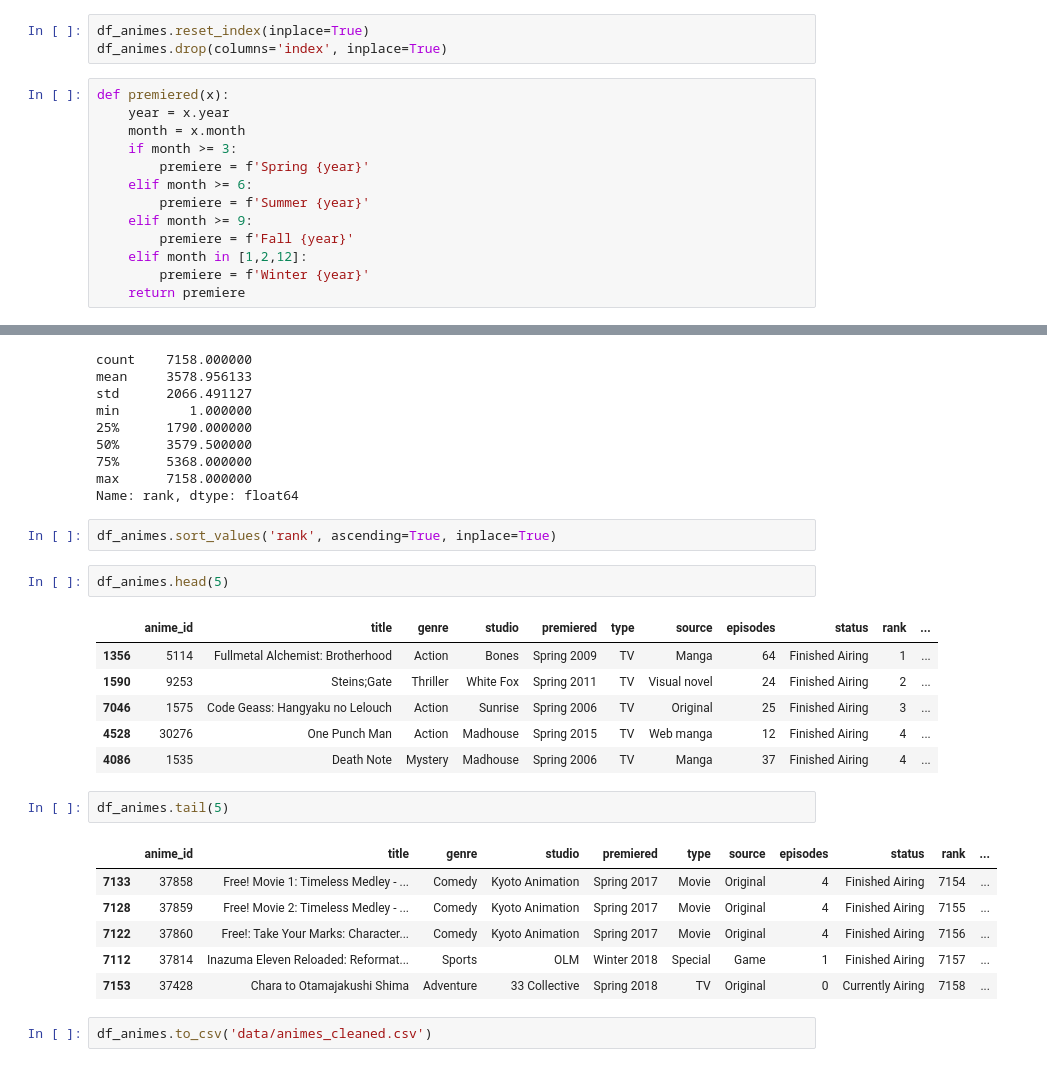
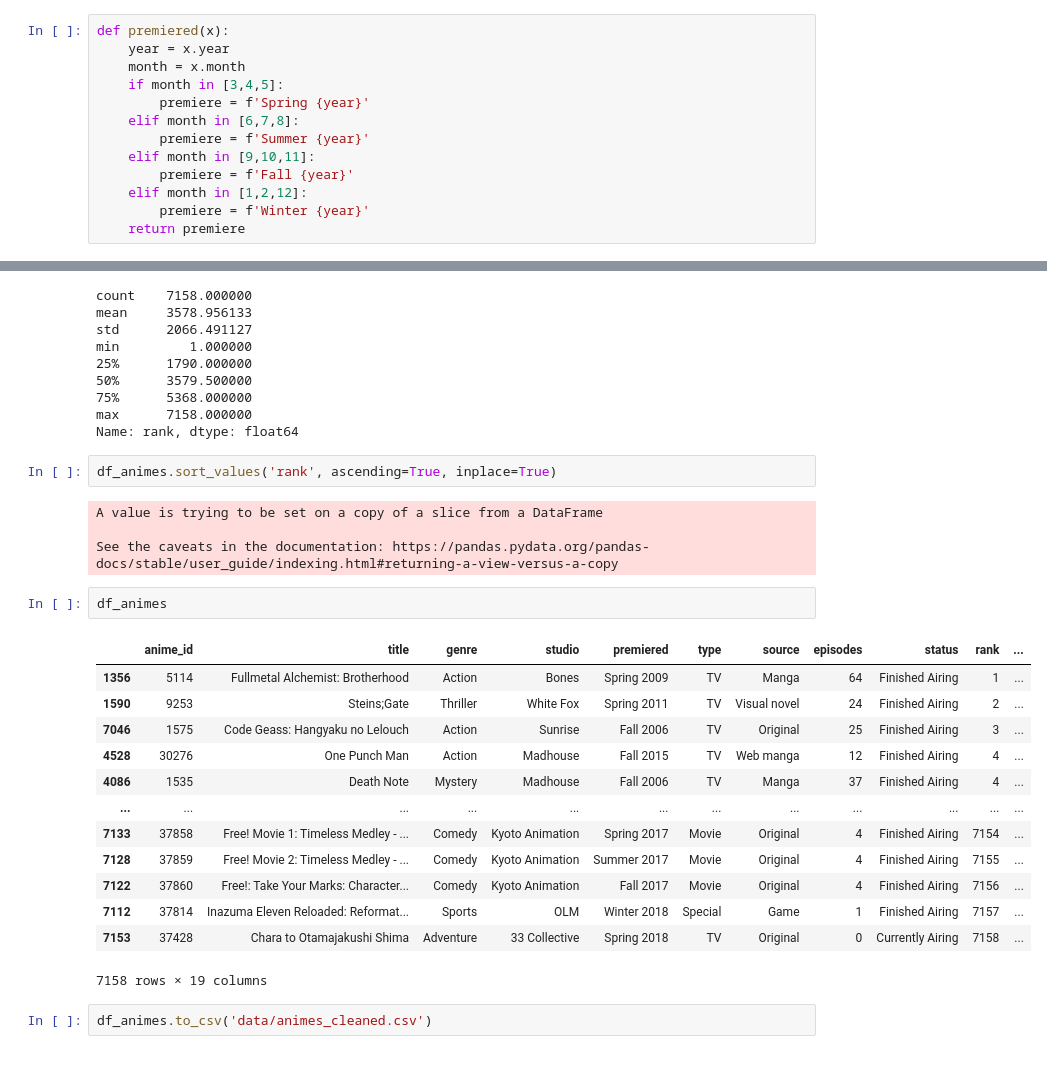
Before and after one commit to kurosakiaduma/mal_analysis, a Jupyter notebook: wrangle_act.ipynb, the cells around one changed output, grey strips where cells are left out. Cells and saved outputs as stored; diff of their text form.

```diff
--- a/wrangle_act.ipynb
+++ b/wrangle_act.ipynb
@@ -186,15 +149,12 @@ memory usage: 2.5+ MB
-# %%
-df_animes.reset_index(inplace=True)
-df_animes.drop(columns='index', inplace=True)
 # %%
 def premiered(x):
     year = x.year
     month = x.month
-    if month >= 3:
+    if month in [3,4,5]:
         premiere = f'Spring {year}'
-    elif month >= 6:
+    elif month in [6,7,8]:
         premiere = f'Summer {year}'
-    elif month >= 9:
+    elif month in [9,10,11]:
         premiere = f'Fall {year}'
     elif month in [1,2,12]:
         premiere = f'Winter {year}'
@@ -405,24 +373,26 @@ max      7158.000000
 Name: rank, dtype: float64
 # %%
 df_animes.sort_values('rank', ascending=True, inplace=True)
+# %% [output]
+A value is trying to be set on a copy of a slice from a DataFrame
+
+See the caveats in the documentation: https://pandas.pydata.org/pandas-docs/stable/user_guide/indexing.html#returning-a-view-versus-a-copy
 # %%
-df_animes.head(5)
+df_animes
 # %% [output]
 |  | anime_id | title | genre | studio | premiered | type | source | episodes | status | rank | ... |
 | 1356 | 5114 | Fullmetal Alchemist: Brotherhood | Action | Bones | Spring 2009 | TV | Manga | 64 | Finished Airing | 1 | ... |
 | 1590 | 9253 | Steins;Gate | Thriller | White Fox | Spring 2011 | TV | Visual novel | 24 | Finished Airing | 2 | ... |
-| 7046 | 1575 | Code Geass: Hangyaku no Lelouch | Action | Sunrise | Spring 2006 | TV | Original | 25 | Finished Airing | 3 | ... |
-| 4528 | 30276 | One Punch Man | Action | Madhouse | Spring 2015 | TV | Web manga | 12 | Finished Airing | 4 | ... |
-| 4086 | 1535 | Death Note | Mystery | Madhouse | Spring 2006 | TV | Manga | 37 | Finished Airing | 4 | ... |
+| 7046 | 1575 | Code Geass: Hangyaku no Lelouch | Action | Sunrise | Fall 2006 | TV | Original | 25 | Finished Airing | 3 | ... |
+| 4528 | 30276 | One Punch Man | Action | Madhouse | Fall 2015 | TV | Web manga | 12 | Finished Airing | 4 | ... |
+| 4086 | 1535 | Death Note | Mystery | Madhouse | Fall 2006 | TV | Manga | 37 | Finished Airing | 4 | ... |
+| ... | ... | ... | ... | ... | ... | ... | ... | ... | ... | ... | ... |
+| 7133 | 37858 | Free! Movie 1: Timeless Medley - ... | Comedy | Kyoto Animation | Spring 2017 | Movie | Original | 4 | Finished Airing | 7154 | ... |
+| 7128 | 37859 | Free! Movie 2: Timeless Medley - ... | Comedy | Kyoto Animation | Summer 2017 | Movie | Original | 4 | Finished Airing | 7155 | ... |
+| 7122 | 37860 | Free!: Take Your Marks: Character... | Comedy | Kyoto Animation | Fall 2017 | Movie | Original | 4 | Finished Airing | 7156 | ... |
+| 7112 | 37814 | Inazuma Eleven Reloaded: Reformat... | Sports | OLM | Winter 2018 | Special | Game | 1 | Finished Airing | 7157 | ... |
+| 7153 | 37428 | Chara to Otamajakushi Shima | Adventure | 33 Collective | Spring 2018 | TV | Original | 0 | Currently Airing | 7158 | ... |
+7158 rows × 19 columns
-# %%
-df_animes.tail(5)
-# %% [output]
-|  | anime_id | title | genre | studio | premiered | type | source | episodes | status | rank | ... |
-| 7133 | 37858 | Free! Movie 1: Timeless Medley - ... | Comedy | Kyoto Animation | Spring 2017 | Movie | Original | 4 | Finished Airing | 7154 | ... |
-| 7128 | 37859 | Free! Movie 2: Timeless Medley - ... | Comedy | Kyoto Animation | Spring 2017 | Movie | Original | 4 | Finished Airing | 7155 | ... |
-| 7122 | 37860 | Free!: Take Your Marks: Character... | Comedy | Kyoto Animation | Spring 2017 | Movie | Original | 4 | Finished Airing | 7156 | ... |
-| 7112 | 37814 | Inazuma Eleven Reloaded: Reformat... | Sports | OLM | Winter 2018 | Special | Game | 1 | Finished Airing | 7157 | ... |
-| 7153 | 37428 | Chara to Otamajakushi Shima | Adventure | 33 Collective | Spring 2018 | TV | Original | 0 | Currently Airing | 7158 | ... |
 # %%
 df_animes.to_csv('data/animes_cleaned.csv')
 # %%
```
Also changed, not shown: parts of 19 cells of this notebook, 2 other files.
